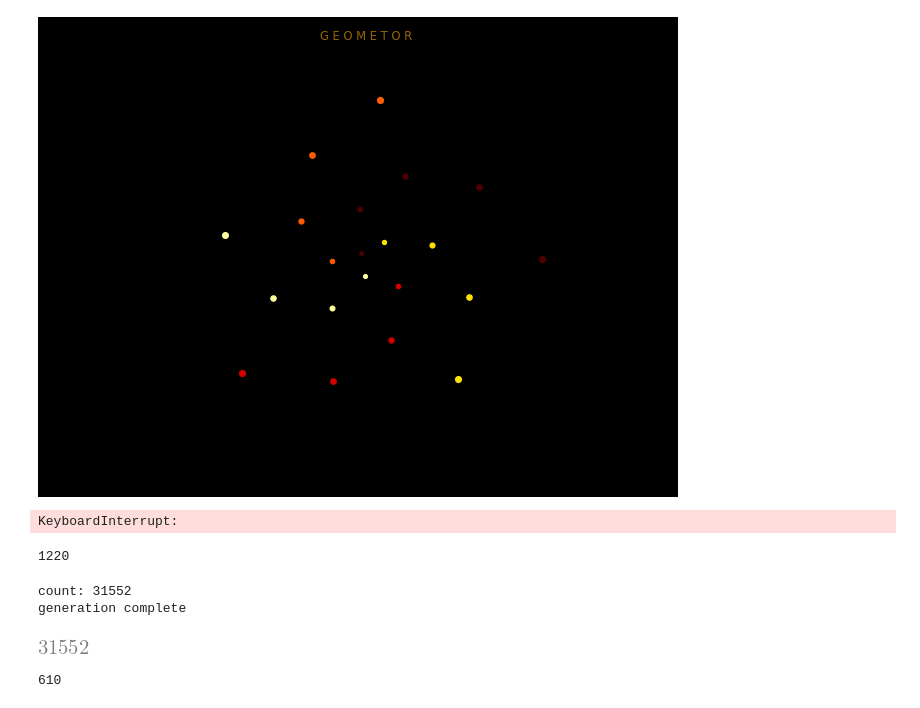
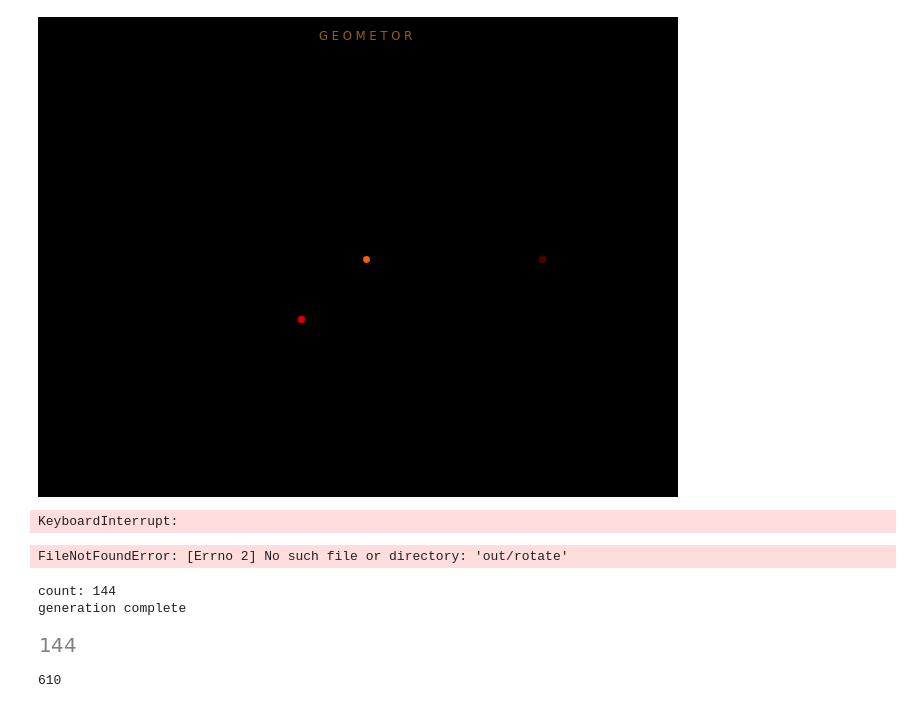
Before and after one commit to geometor/explorer-notebooks, a Jupyter notebook: spiral-polar.ipynb, the cells around one changed output. Drawn from its saved outputs; the diff is of its cells as text; code cells hidden in the pictures.

Commit message:
refine spiral animation and wedge render

```diff
--- a/spiral-polar.ipynb
+++ b/spiral-polar.ipynb
@@ -13,20 +13,21 @@ ax.set_title('G E O M E T O R', fontdict={'color': '#960', 'size':'small'})
 ax.set_axis_off()
 
 def spiral(n=144, cmap=mp.cm.YlGn, color_cycle=21, rev=False, offset=0):
-    for i in range(n):
+    for i in range(0,n):
         # radius = i * phi
-        radius = n - i
-        theta = 2 * np.pi * i * phi
+        # last point should be at center
+        radius = n - i - 1
+        theta = (2 * np.pi / phi) * i
         color_scale = (((i + offset) % color_cycle) / color_cycle)
         color_scale = color_scale + (1 / (color_cycle * 2))
         if rev:
             color_scale = 1 - color_scale
         color = cmap(color_scale)
-        ax.plot(theta, radius, marker='.', markersize=math.sqrt(radius)+4, color=color)
+        ax.plot(theta, radius, marker='.', markersize=math.sqrt(radius)+8, color=color)
 
-spiral(n=21, cmap=mp.cm.hot, color_cycle=5)
+spiral(n=3, cmap=mp.cm.hot, color_cycle=5)
 # %% [output]
-[figure, old version]
+[figure, new version]
 # %%
 # grow
 n=4444
@@ -124,35 +125,8 @@ for offset in range(cycles):
     spiral(n, color_map=cmap, color_cycles=cycles, offset=offset)
     plt.draw()
     plt.savefig(f'{out}/{cmap_name}-{n_pad}-{cycles_pad}-{str(offset).zfill(4)}.png', dpi=300)
+# %% [output]
+FileNotFoundError: [Errno 2] No such file or directory: 'out/rotate'
-# %%
-# grow to n points for each color cycle up to n
-n=233
-n_pad = str(n).zfill(4)
-
-cmap_name = 'hot'
-cmap = mp.cm.get_cmap(cmap_name)
-
-out = f'out/overlay-hot'
-if not os.path.isdir(out):
-    os.mkdir(out)
-
-
-for cycle in range(1, n+1):
-    cycle_pad = str(cycle).zfill(4)
-    # plt.cla()
-    # plt_init_polar()
-    for i in range(1,n+1):
-        i_pad = str(i).zfill(4)
-        plt.cla()
-        plt_init_polar()
-        ax.set_title(f'G E O M E T O R • {cmap_name} • n: {n_pad}-{i_pad} • cycle: {cycle_pad}', fontdict={'color': '#960', 'size':'small'})
-        ax.set_axis_off()
-        spiral(i, color_map=cmap, color_cycles=cycle)
-        plt.savefig(f'{out}/{cmap_name}-{n_pad}-{cycle_pad}-{i_pad}.png', dpi=300)
-# %%
-377 + 233 + 610
-# %% [output]
-1220
 # %%
 # grow to n points for each color cycle up to n
 # - with Pool
@@ -169,38 +143,38 @@ def spiral_params(params):
     plt_init_polar()
 
     title = f'G E O M E T O R • {cmap.name} • cycle: {cycle_pad} • n: {n_pad}'
     ax.set_title(title, fontdict={'color': '#960', 'size':'small'})
     ax.set_axis_off()
 
     spiral(n=n, cmap=cmap, color_cycle=color_cycle)
 
     out = f'out/{cmap_name}-{cycle_pad}'
     if not os.path.isdir(out):
         os.mkdir(out)
     filename = f'{out}/{cmap_name}-{cycle_pad}-{n_pad}.png'
     plt.savefig(filename, dpi=300)
     return filename
 
-cmap_name = 'copper'
+cmap_name = 'hot'
 cmap = mp.cm.get_cmap(cmap_name)
 
 generations = []
 
-for cycle in range(2, 34):
-    for i in range(611,1597):
+for cycle in range(5, 6):
+    for i in range(1,145):
         gen = {'n': i, 'cmap': cmap, 'color_cycle': cycle}
         generations.append(gen)
 
 print(f'count: {len(generations)}')
 
 with Pool(num_workers) as pool:
     results = pool.map(spiral_params, generations)
 print("generation complete")
 len(results)
 # %% [output]
-count: 31552
+count: 144
 generation complete
-[figure, old version]
+[figure, new version]
 # %%
 # rotate the cycle offset  over a fixed size and number of cycles
 def spiral_rotate(params):
```
Also changed, not shown: 6 other files.
